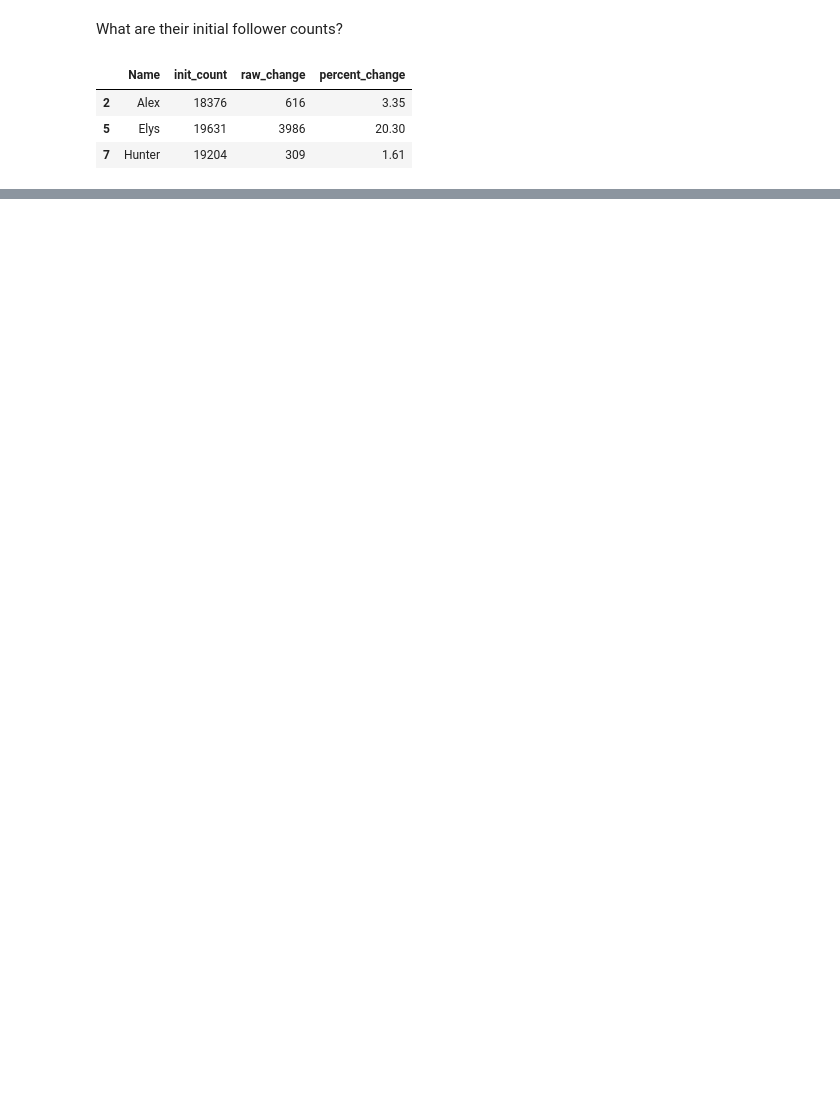
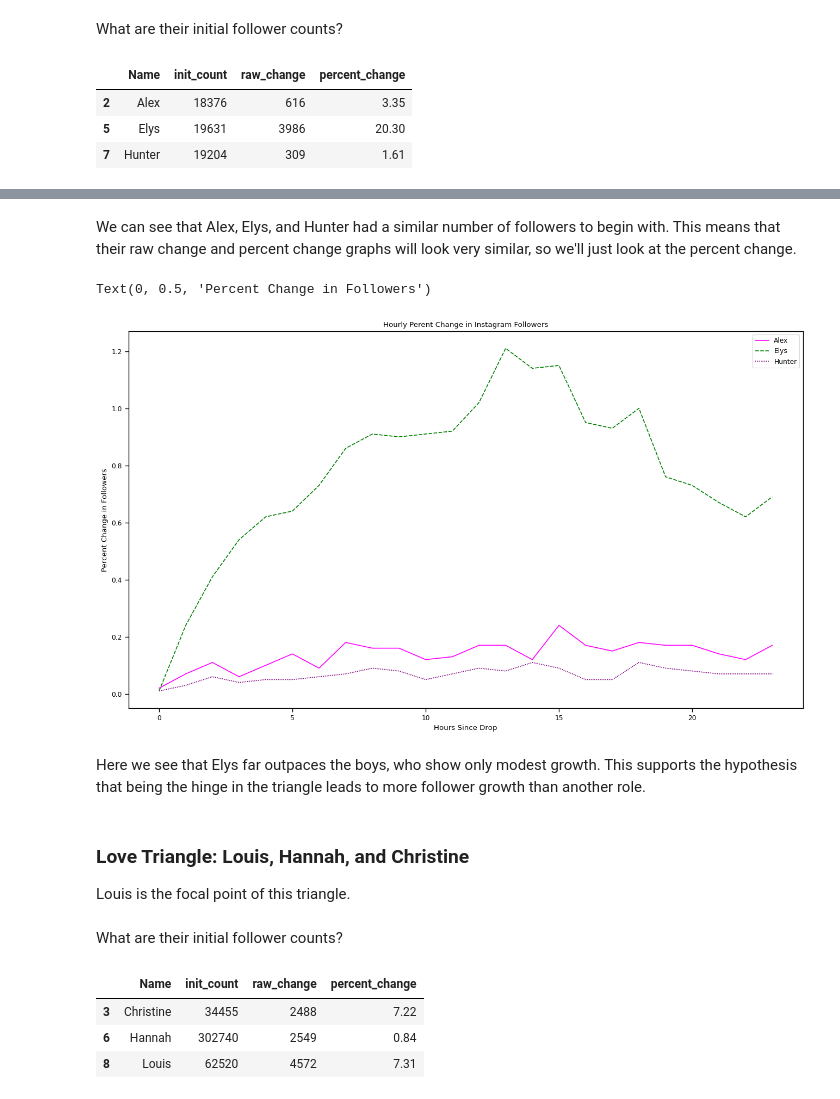
Before and after one commit to cecilylynn/TooHotToHandleS05-DataProjects, a Jupyter notebook: Data_Exploration_and_Visualization_of_THTHS05_Follower_Counts_24_Hours_After_Drop.ipynb, the cells around one changed output, grey strips where cells are left out. Cells and saved outputs as stored; diff of their text form; code cells hidden in the pictures; blank space fills up the shorter version.

```diff
--- a/Data_Exploration_and_Visualization_of_THTHS05_Follower_Counts_24_Hours_After_Drop.ipynb
+++ b/Data_Exploration_and_Visualization_of_THTHS05_Follower_Counts_24_Hours_After_Drop.ipynb
@@ -295,0 +279,32 @@ sns.lineplot(data=hourly_percent_change_df[['Courtney','Isaac']])
+# %% [markdown]
+We can see that Alex, Elys, and Hunter had a similar number of followers to begin with. This means that their raw change and percent change graphs will look very similar, so we'll just look at the percent change.
+# %%
+
+
+plt.figure(figsize=(16,9))
+sns.set_context("paper")
+ax = sns.lineplot(data=hourly_percent_change_df[['Alex','Elys','Hunter']])
+
+plt.title("Hourly Percent Change in Instagram Followers")
+ax.set_xlabel("Hours Since Drop")
+ax.set_ylabel("Percent Change in Followers")
+# %% [output]
+Text(0, 0.5, 'Percent Change in Followers')
+[figure, added]
+# %% [markdown]
+Here we see that Elys far outpaces the boys, who show only modest growth. This supports the hypothesis that being the hinge in the triangle leads to more follower growth than another role.
+# %% [markdown]
+### Love Triangle: Louis, Hannah, and Christine
+
+Louis is the focal point of this triangle.
+# %% [markdown]
+What are their initial follower counts?
+# %%
+lhc_changes_df=changes_df.loc[changes_df.Name.isin(['Louis', 'Hannah', 'Christine'])]
+
+lhc_changes_df
+# %% [output]
+|  | Name | init_count | raw_change | percent_change |
+| 3 | Christine | 34455 | 2488 | 7.22 |
+| 6 | Hannah | 302740 | 2549 | 0.84 |
+| 8 | Louis | 62520 | 4572 | 7.31 |
```
Also changed, not shown: parts of 34 cells of this notebook.
